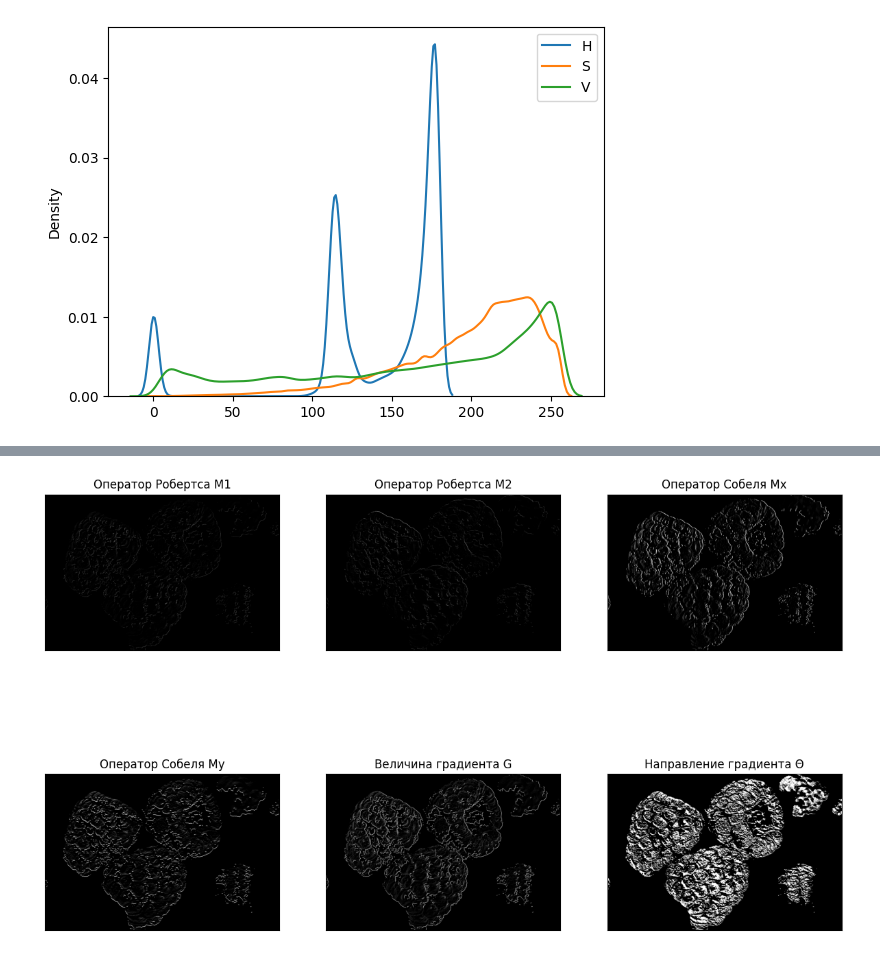
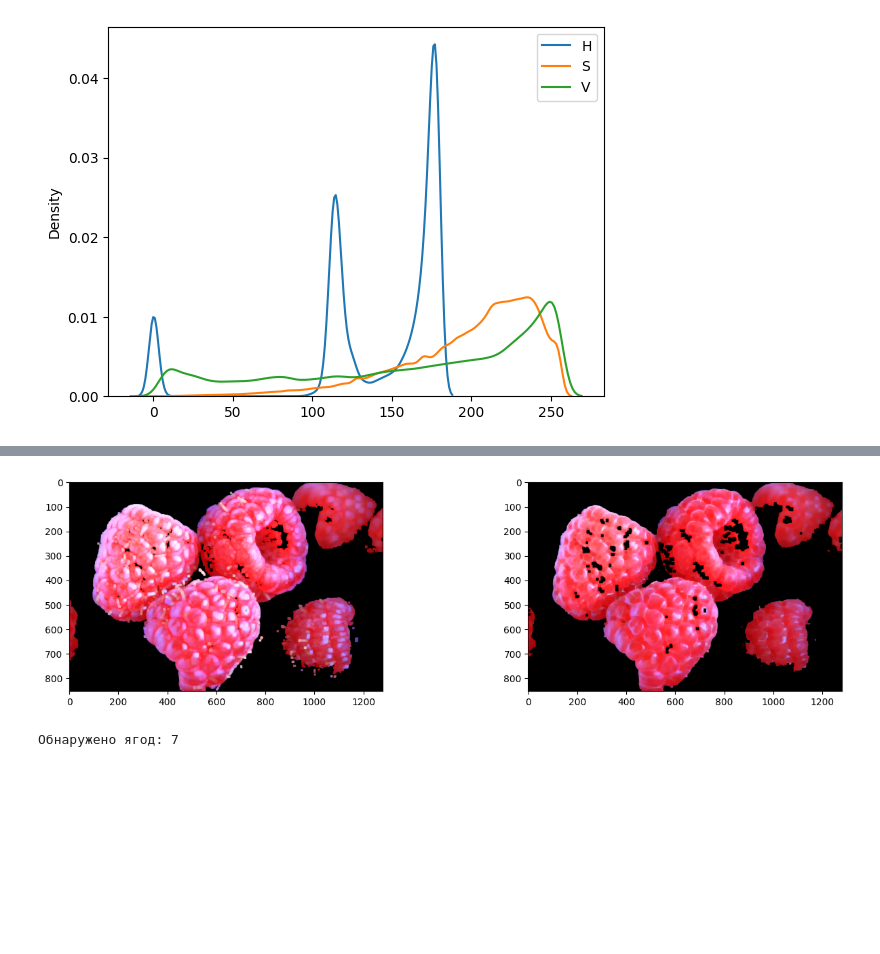
Before and after one commit to Gusarovv/lab_img_processing, a Jupyter notebook: 5/lab5.ipynb, the cells around one changed output, grey strips where cells are left out. Saved outputs shown, nothing was run; the diff lists cells and outputs as text; code cells hidden in the pictures; blank space fills up the shorter version.

```diff
--- a/5/lab5.ipynb
+++ b/5/lab5.ipynb
@@ -65,32 +53,28 @@ gray_image = cv.cvtColor(result_v, cv.COLOR_RGB2GRAY)
-# %%
-M1 = np.asarray([[1, 0], [0, -1]])
-M2 = np.asarray([[0, -1], [1, 0]])
-Mx = np.asarray([[1, 0, -1], [2, 0, -2], [1, 0, -1]])
-My = np.asarray([[1, 2, 1], [0, 0, 0], [-1, -2, -1]])
-
-kernels = [M1, M2, Mx, My]
-
-gs = plt.GridSpec(3, 3)
-plt.figure(figsize=(15, 15))
-
-titles = ['Оператор Робертcа M1', 'Оператор Робертcа M2', 'Оператор Собеля Mх',
-          'Оператор Собеля My', 'Величина градиента G', 'Направление градиента Θ']
-numberOfImage = 6
-shape = gray_image.shape
-filtered_images = np.empty(shape[0] * shape[1] * numberOfImage).reshape(shape[0], shape[1], numberOfImage)
-
-for i in np.arange(numberOfImage - 2):
-    filtered_images[..., i] = cv.filter2D(gray_image, -1, kernels[i])
-
-filtered_images[..., 4] = np.sqrt(filtered_images[..., 2] ** 2 + filtered_images[..., 3] ** 2)
-filtered_images[..., 5] = np.arctan2(filtered_images[..., 3], filtered_images[..., 2])
-
-for i in np.arange(numberOfImage):
-    plt.subplot(gs[i])
-    plt.xticks([]), plt.yticks([])
-    plt.title(titles[i])
-    plt.imshow(filtered_images[..., i], cmap='gray')
-
-plt.show()
-# %% [output]
-[figure, removed]
+# %%
+
+image_dilate = cv.dilate(result_img, np.ones((8,8), np.int8))
+image_erode = cv.erode(image_dilate, np.ones((10,10), np.int8))
+plt.figure(figsize=(16,4))
+plt.subplot(1, 2, 1)
+plt.imshow(image_dilate)
+plt.subplot(1, 2, 2)
+plt.imshow(image_erode)
+plt.show()
+# %% [output]
+[figure, added]
+# %%
+from sklearn.cluster import DBSCAN
+
+points = []
+x_sz, y_sz = image_erode.shape[:2]
+for i in range(x_sz):
+	for j in range(y_sz):
+		if image_erode[i][j].any():
+			points.append([j, x_sz - i])
+points = np.array(points)
+
+db = DBSCAN(eps=10, min_samples=10).fit(points)
+n_clusters = len(set(db.labels_)) - (1 if -1 in db.labels_ else 0)
+print('Обнаружено ягод: %d' % n_clusters)
+# %% [output]
+Обнаружено ягод: 7
```
Also changed, not shown: parts of 4 cells of this notebook.
